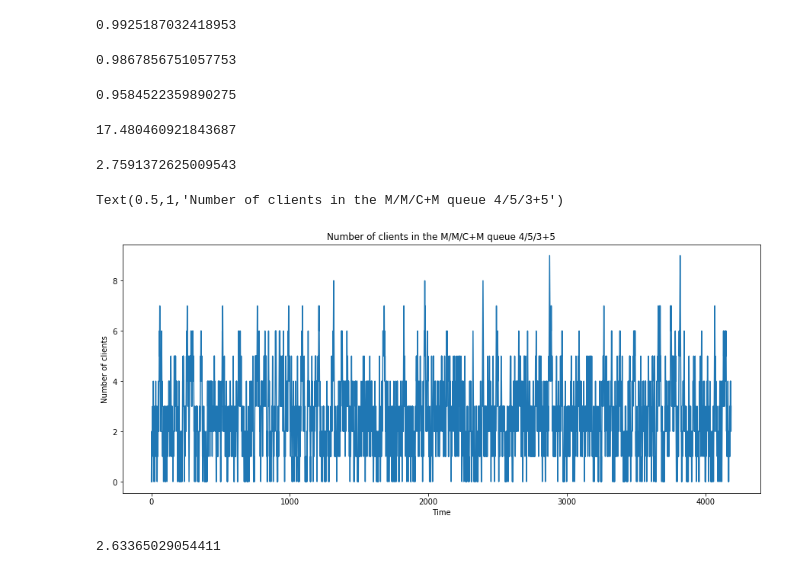
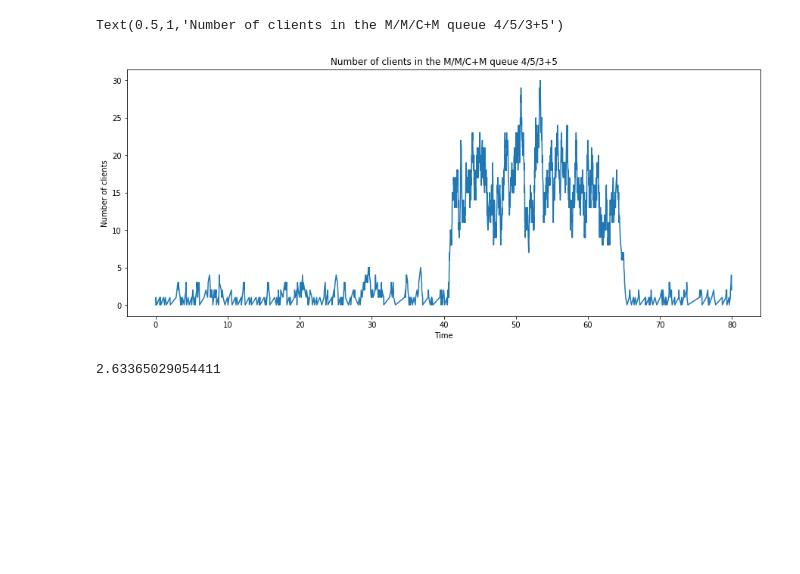
Before and after one commit to guanzgrace/cbs-patient-surge-models, a Jupyter notebook: IEMS435_Example2.ipynb, the cells around one changed output. Saved outputs shown, nothing was run; the diff lists cells and outputs as text; code cells hidden in the pictures; blank space fills up the shorter version.

```diff
--- a/IEMS435_Example2.ipynb
+++ b/IEMS435_Example2.ipynb
@@ -42,3 +38,14 @@ list(range(3))
+# %%
+def service_rate_function(mu):
+    return exp(mu)
+
+def arrival_rate_function(lambd, modified_lambd, t_current, t_start, t_end):
+    if t_current < t_start or t_current > t_end:
+        return exp(lambd)
+    return exp(modified_lambd)
+
+def patience_rate_function(gamma):
+    return exp(gamma)
 # %%
 # Example 2: M/M/c+M not PS (normal) queue (not necessarily) starting as empty
 
@@ -54,10 +61,10 @@ def Exercise2(lambd=4, mu=2, gamma = 6, c = 3, N0=5, Tmax=10):
     N             = [N0]  # initial state of the system
 
     # customers currently being served by a server
-    remaining_times = [customer(exp(mu), 0, inf()) for _ in range(min(c, N0))]
+    remaining_times = [customer(service_rate_function(mu), 0, inf()) for _ in range(min(c, N0))]
 
     # customers that are waiting to be served by a server
-    queue = [customer(inf(), 0, exp(gamma)) for _ in range(N0 - c)]
+    queue = [customer(inf(), 0, patience_rate_function(gamma)) for _ in range(N0 - c)]
 
     # times spent by users inside the system
     waiting_times = []
@@ -67,7 +74,7 @@ def Exercise2(lambd=4, mu=2, gamma = 6, c = 3, N0=5, Tmax=10):
     p_wait_denom = 0
 
     # first event must be an arrival
-    next_arrival = exp(lambd)
+    next_arrival = arrival_rate_function(lambd, 10*lambd, T[-1], 0.5*Tmax, 0.8*Tmax)
     if len(remaining_times) > 0:
         remaining_times.sort(key=lambda x: x.service_time, reverse=False)
         next_departure = remaining_times[0].service_time
@@ -89,14 +96,14 @@ def Exercise2(lambd=4, mu=2, gamma = 6, c = 3, N0=5, Tmax=10):
         if T[-1] == next_arrival:
             N.append(N[-1]+1)
             if len(remaining_times) < c:
-                service_time = exp(mu)
+                service_time = service_rate_function(mu)
                 remaining_times.append(customer(T[-1] + service_time, T[-1], inf()))
             else:
-                patience_time = exp(gamma)
+                patience_time = patience_rate_function(gamma)
                 queue.append(customer(inf(), T[-1], T[-1] + patience_time))
                 p_wait_num += 1
             p_wait_denom+=1
-            next_arrival = T[-1] + exp(lambd)
+            next_arrival = T[-1] + arrival_rate_function(lambd, 10*lambd, T[-1], 0.5*Tmax, 0.8*Tmax)
             #print("ARRIVAL %.3f departure %.3f abandonment %.3f" % (next_arrival, next_departure, next_abandonment))
         ##### DEPARTURE #####
         elif T[-1] == next_departure:
@@ -109,7 +116,7 @@ def Exercise2(lambd=4, mu=2, gamma = 6, c = 3, N0=5, Tmax=10):
             if len(queue) > 0:
                 queue.sort(key=lambda x: x.arrival_time, reverse=False)
                 next_to_enter = queue.pop(0)
-                service_time = exp(mu)
+                service_time = service_rate_function(mu)
                 remaining_times.append(customer(T[-1] + service_time, next_to_enter.arrival_time, inf()))
             #print("arrival %.3f DEPARTURE %.3f abandonment %.3f" % (next_arrival, next_departure, next_abandonment))
         ##### ABANDONMENT #####
@@ -171,35 +178,15 @@ P(waiting) 0.014 vs. Erlang C 0.015
 P(waiting) 0.000 vs. Erlang C 0.000
 # %%
-_, N, W, p_wait = Exercise2(2, -1, 1, 15, 0, Tmax=1000)
+T, N, W, p_wait = Exercise2(4, 5, 2, 3, 0, Tmax=80)
-# %%
-print(p_wait)
-# %% [output]
-0.9925187032418953
-# %%
-print(mean(W))
-# %% [output]
-0.9867856751057753
-# %%
-print(var(W))
-# %% [output]
-0.9584522359890275
-# %%
-print(mean(N))
-# %% [output]
-17.480460921843687
-# %%
-print(var(N))
-# %% [output]
-2.7591372625009543
 # %%
 figure(figsize=(15,6))
-plot(range(len(N)), N)
+plot(T, N)
 xlabel('Time')
 ylabel('Number of clients')
 title('Number of clients in the M/M/C+M queue 4/5/3+5')
 # %% [output]
 Text(0.5,1,'Number of clients in the M/M/C+M queue 4/5/3+5')
-[figure, old version]
+[figure, new version]
 # %%
 mean(N[400:])
 # %% [output]
```
Also changed, not shown: parts of 2 cells of this notebook.
